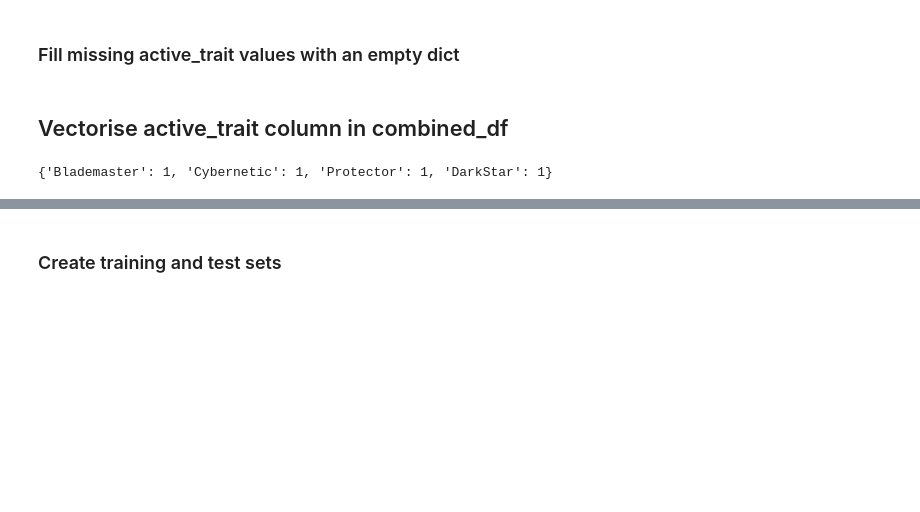
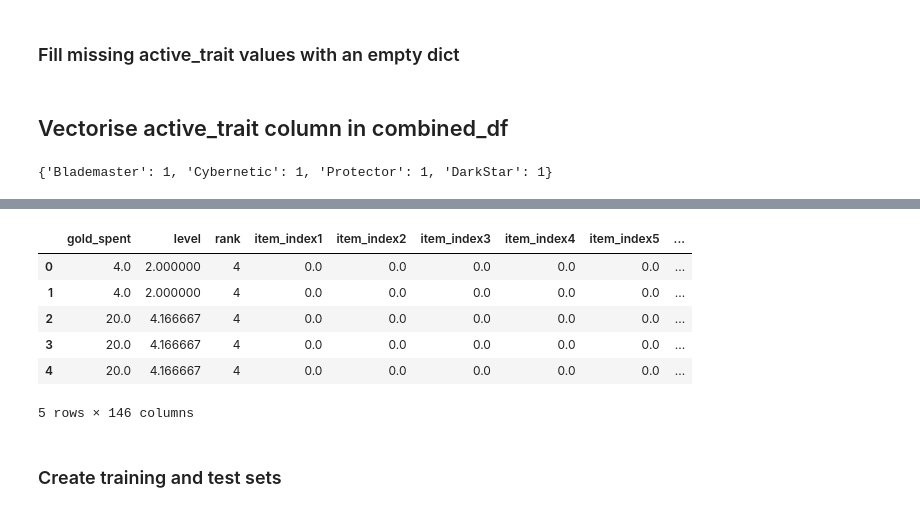
Before and after one commit to shaunak2512/Team-1-Onsearch, a Jupyter notebook: full_final_model.ipynb, the cells around one changed output, grey strips where cells are left out. Saved outputs shown, nothing was run; the diff lists cells and outputs as text; code cells hidden in the pictures; blank space fills up the shorter version.

```diff
--- a/full_final_model.ipynb
+++ b/full_final_model.ipynb
@@ -461,0 +480,10 @@ combined_df.head()
+# %%
+combined_df.head()
+# %% [output]
+|  | gold_spent | level | rank | item_index1 | item_index2 | item_index3 | item_index4 | item_index5 | ... |
+| 0 | 4.0 | 2.000000 | 4 | 0.0 | 0.0 | 0.0 | 0.0 | 0.0 | ... |
+| 1 | 4.0 | 2.000000 | 4 | 0.0 | 0.0 | 0.0 | 0.0 | 0.0 | ... |
+| 2 | 20.0 | 4.166667 | 4 | 0.0 | 0.0 | 0.0 | 0.0 | 0.0 | ... |
+| 3 | 20.0 | 4.166667 | 4 | 0.0 | 0.0 | 0.0 | 0.0 | 0.0 | ... |
+| 4 | 20.0 | 4.166667 | 4 | 0.0 | 0.0 | 0.0 | 0.0 | 0.0 | ... |
+5 rows × 146 columns
```
Also changed, not shown: parts of 19 cells of this notebook.
